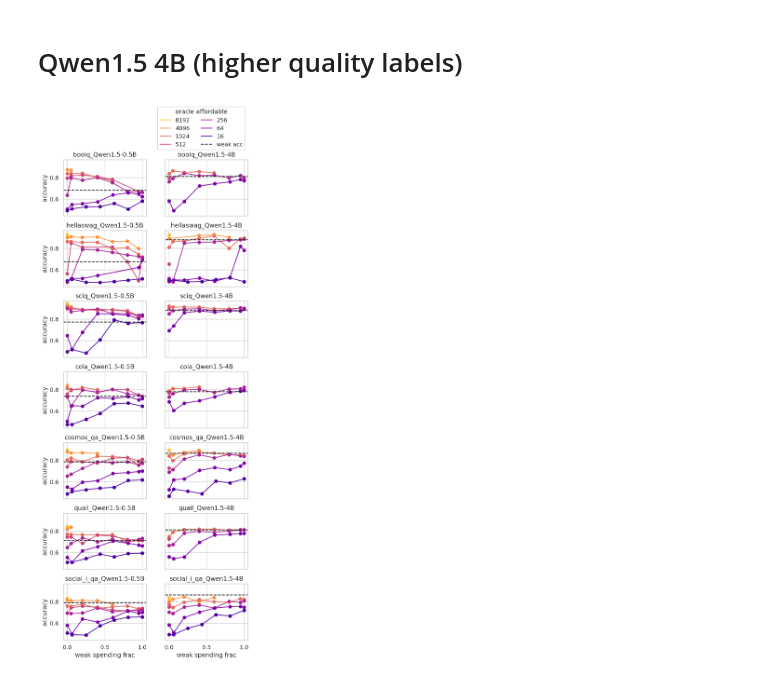
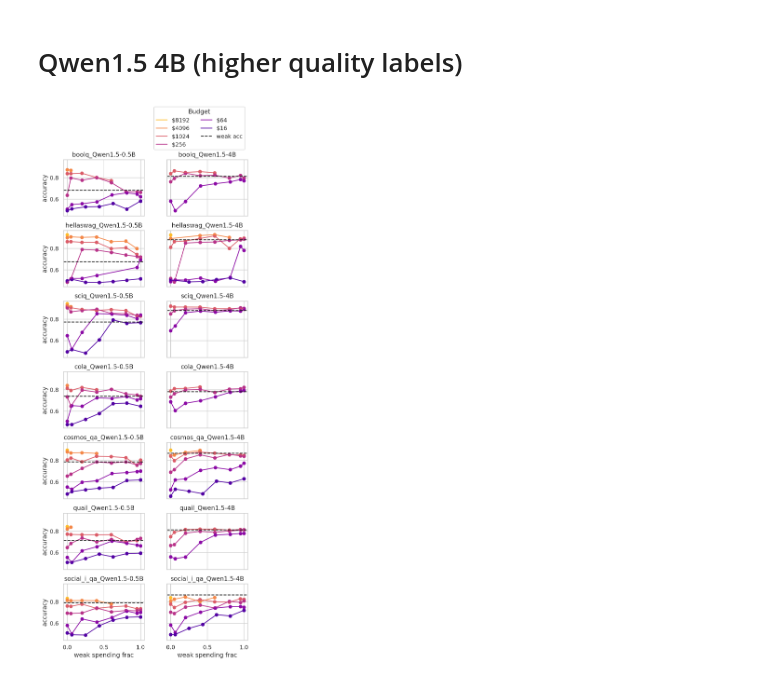
Before and after one commit to EleutherAI/scalable-elicitation, a Jupyter notebook: figures.ipynb, the cells around one changed output. Saved outputs shown, nothing was run; the diff lists cells and outputs as text; code cells hidden in the pictures.

```diff
--- a/figures.ipynb
+++ b/figures.ipynb
@@ -335,8 +347,14 @@ runs_df["Budget"] = runs_df["cost"].apply(lambda x: round(x)).astype(str)
 runs_df["weak spending frac"] = weak_marginal_cost * runs_df["num_weak"] / runs_df["cost"]
 runs_df = runs_df[runs_df["cost"] != 10]
 
-sns.lineplot(x="weak spending frac", y="final_acc", hue="Budget", data=runs_df, palette="plasma_r")
-sns.scatterplot(x="weak spending frac", y="final_acc", hue="Budget", data=runs_df, legend=False, palette="plasma_r")
+for budget in runs_df["Budget"].unique():
+    curr_df = runs_df[runs_df["Budget"] == budget]
+    plt.plot(curr_df["weak spending frac"], curr_df["final_acc"], label=f"\\${budget}")
+    plt.scatter(curr_df["weak spending frac"], curr_df["final_acc"])
+plt.axhline(0.72, color="k", linestyle="--", label="weak acc")
+plt.xlabel("weak spending frac")
+# plt.ylabel("accuracy")
+plt.legend(title="Budget")
 plt.savefig("_figures/openai.pdf", bbox_inches="tight")
 plt.title("GPT-4o-mini")
 
@@ -377,7 +395,7 @@ for s_idx, strong_model in enumerate(["meta-llama/Meta-Llama-3-8B", "meta-llama/
         plt.plot(actual_wsfs, accs, label=f"{oracle_affordable}")
         plt.scatter(actual_wsfs, accs)
         plt.fill_between(actual_wsfs, acc_lo, acc_hi, alpha=0.2, color=plt.gca().lines[-1].get_color())
-
+    plt.axhline(0.72, color="k", linestyle="--", label="weak acc")
     plt.xlabel("weak spending frac")
     if s_idx == 0:
         plt.ylabel("accuracy")
@@ -522,6 +540,7 @@ sweep_names = {
     # "seq_sft_both_estop_active_oracle_disjoint": "Seq SFT + uncertainty sampling",
     # "seq_sft_both_estop_disjoint_logconf": "Seq SFT + log-confidence",
     "2weak_prompt_*_sft_estop": "2-shot ICL SFT",
+    "seq_sft_both_estop_clean_disjoint_2shot": "2-shot ICL Seq SFT",
     "few_shot": "few-shot ICL",
 }
 # weak_spending_fracs = [0.0, 0.05, 0.5, 0.95, 1.0]
@@ -534,6 +553,8 @@ sweep_names = {
 #         n_weak = int((oracle_affordable - n_oracle) / weak_marginal_cost)
 #         pairs.append((n_weak, n_oracle))
 
+# current_ds_names = [f"{base_name}_{weak_model}" for base_name in ["hellaswag", "social_i_qa"]]
+# TODO
 current_ds_names = [f"{base_name}_{weak_model}" for base_name in ["hellaswag", "social_i_qa", "cosmos_qa"]]
 
 weak_marginal_costs = [1/2, 1/10, 1/100]
@@ -596,8 +617,6 @@ for i, weak_marginal_cost in enumerate(weak_marginal_costs):
     palette = plt.get_cmap('viridis_r').copy()
     palette.set_over('k')
     # Create a new colormap that maps 1.0 to black
-
-
     norm = FuncNorm((lambda x: np.log(np.array(x) + 1).tolist(), lambda x: (np.exp(np.array(x)) - 1).tolist()), vmin=0, vmax=df[hue].max() - 1e-6)
     sns.scatterplot(data=df, x='cost', y=metric, hue=hue, alpha=0.9,
                             style='method', palette=palette, ax=ax, hue_norm=norm)
@@ -622,0 +642,15 @@ plt.show()
+# %%
+import os
+
+d = results_df.xs(("seq_sft_both_estop_clean_disjoint_2shot",), level=['sweep_name'])
+for p in d.path:
+    # load config
+    p = Path(p)
+    with open(p / "config.json", "r") as f:
+        config = json.load(f)
+    if config["reporter"]["n_few_shot"] != 2:
+        # print(p)
+        # rename them by replacing seq_sft_both_estop_clean_disjoint_2shot with seq_sft_both_estop_clean_disjoint_0shot
+        new_name = p.parent / p.stem.replace("2shot", "0shot")
+        os.rename(p, new_name)
+        print(f"Renamed {p} to {new_name}")
@@ -716,7 +834,7 @@ strong_model = "meta-llama/Meta-Llama-3-8B"
 
 sweep_name = "seq_sft_both_estop_clean_disjoint"
 weak_spending_fracs = [0.0, 0.05, 0.2, 0.4, 0.6, 0.8, 0.95, 1.0]
-oracle_affordables = [16, 64, 256, 512, 1024, 4096, 8192]
+oracle_affordables = [16, 64, 256, 1024, 4096, 8192]
 sns.set_palette("plasma_r", n_colors=len(oracle_affordables))
 current_base_ds_names = base_ds_names
 
@@ -736,33 +854,33 @@ for i, kind in enumerate(kinds):
         # salience_weak, salience_oracle = saliences["salience_weak"], saliences["salience_oracle"]
 
         for oracle_affordable in oracle_affordables[::-1]:
             accs = []
             actual_wsfs = []
             for wsf in weak_spending_fracs:
                 osf = 1 - wsf
                 n_oracle = int(wsf * oracle_affordable)
                 n_weak = int((oracle_affordable - n_oracle) / weak_marginal_cost)
                 acc, acc_std, n = find_result_by_n(results_df, n_weak, n_oracle, run_name, rtol=0.05, verbose=False)
                 if acc is not None:
                     accs.append(acc)
                     actual_wsfs.append(1 - (n_oracle / (n_oracle + n_weak * weak_marginal_cost)))
 
-            plt.plot(actual_wsfs, accs, label=f"{oracle_affordable}")
+            plt.plot(actual_wsfs, accs, label=f"\\${oracle_affordable}")
             plt.scatter(actual_wsfs, accs)
 
         weak_acc = weak_accs[ds_name]
         plt.axhline(weak_acc, color="k", linestyle="--", label=f"weak acc")
 
         if j == len(current_base_ds_names) - 1:
             plt.xlabel("weak spending frac")
         if i == 0:
             plt.ylabel("accuracy")
         plt.title(f"{ds_name}")
         if i == 1 and j == 0:
-            plt.legend(title="oracle affordable", loc="lower right", bbox_to_anchor=(1., 1.13), ncol=2)
+            plt.legend(title="Budget", loc="lower right", bbox_to_anchor=(1., 1.13), ncol=2)
 # plt.suptitle(f"sweep: {sweep_name}, strong_model: {strong_model}, weak_model: {weak_model}\nweak_marginal_cost: \\${weak_marginal_cost}")
 plt.tight_layout()
 plt.savefig(f"_figures/qwen4B.pdf", bbox_inches="tight")
 plt.show()
 # %% [output]
-[figure, old version]
+[figure, new version]
```
Also changed, not shown: parts of 7 cells of this notebook, 4 other files.
